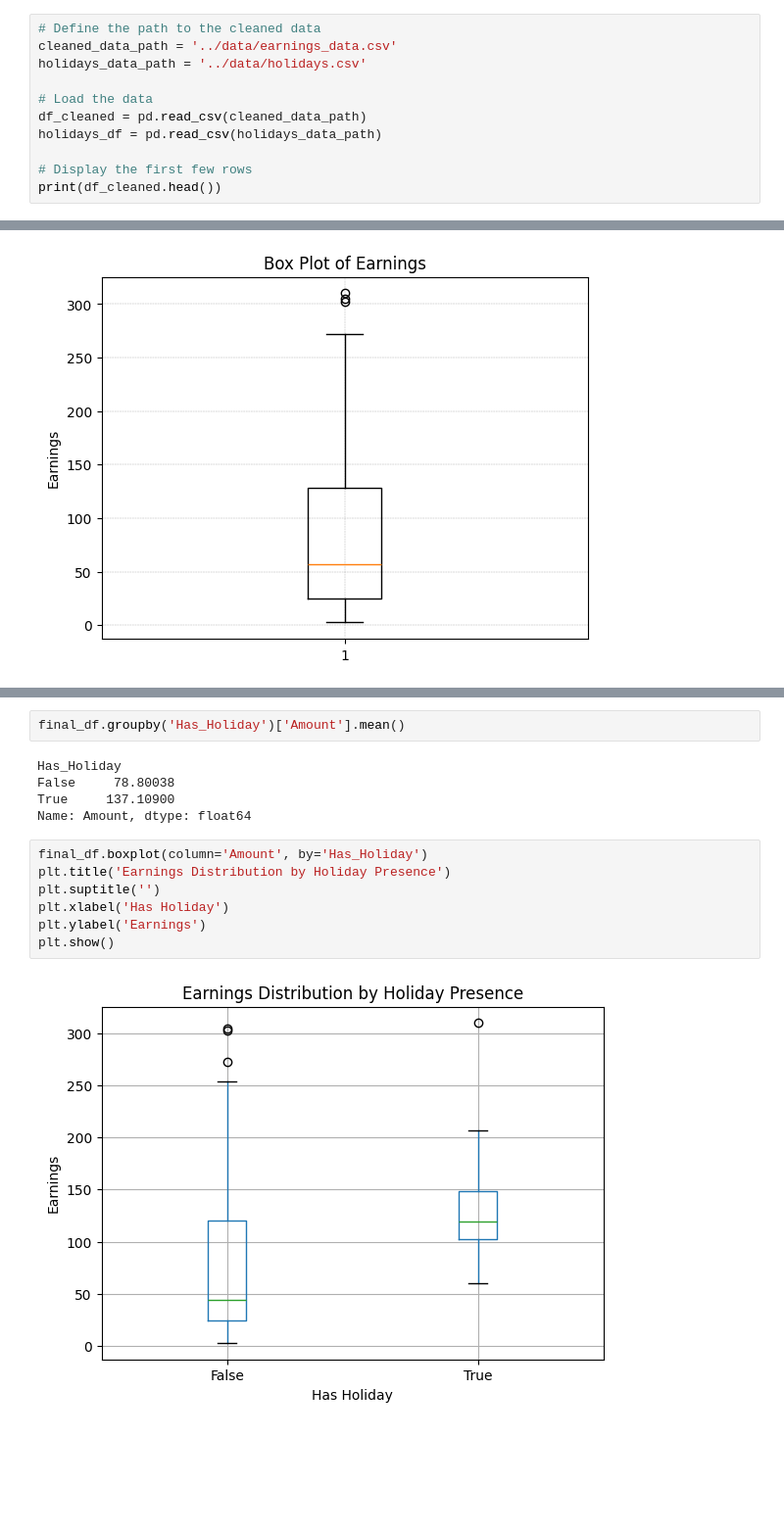
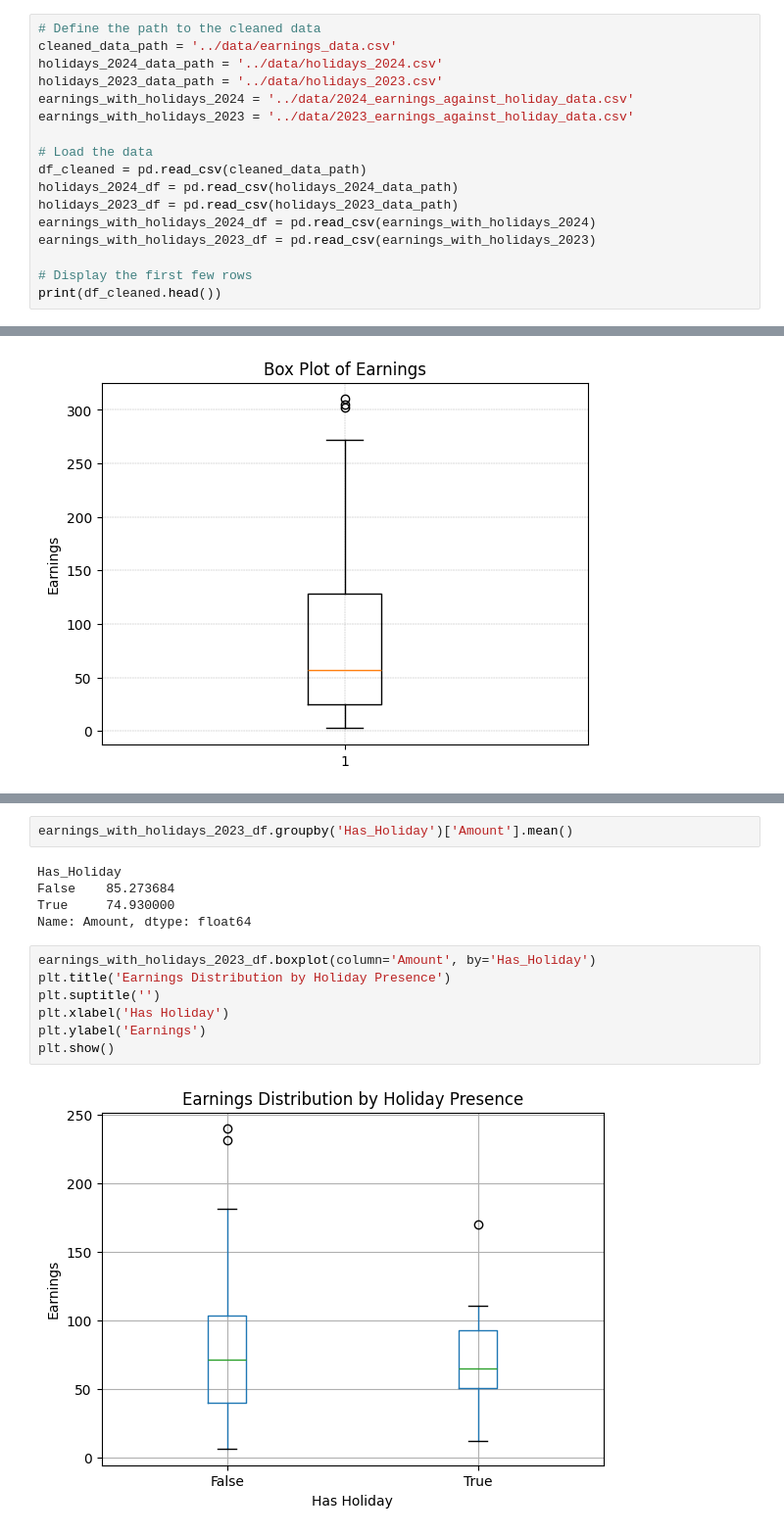
Before and after one commit to randy-kip/freelance-prediction, a Jupyter notebook: notebooks/01_data_exploration.ipynb, the cells around one changed output, grey strips where cells are left out. Shown at 98% size. Saved outputs shown, nothing was run; the diff lists cells and outputs as text; blank space fills up the shorter version.

```diff
--- a/notebooks/01_data_exploration.ipynb
+++ b/notebooks/01_data_exploration.ipynb
@@ -10,11 +11,17 @@ import calendar
 # %%
 # Define the path to the cleaned data
 cleaned_data_path = '../data/earnings_data.csv'
-holidays_data_path = '../data/holidays.csv'
+holidays_2024_data_path = '../data/holidays_2024.csv'
+holidays_2023_data_path = '../data/holidays_2023.csv'
+earnings_with_holidays_2024 = '../data/2024_earnings_against_holiday_data.csv'
+earnings_with_holidays_2023 = '../data/2023_earnings_against_holiday_data.csv'
 
 # Load the data
 df_cleaned = pd.read_csv(cleaned_data_path)
-holidays_df = pd.read_csv(holidays_data_path)
+holidays_2024_df = pd.read_csv(holidays_2024_data_path)
+holidays_2023_df = pd.read_csv(holidays_2023_data_path)
+earnings_with_holidays_2024_df = pd.read_csv(earnings_with_holidays_2024)
+earnings_with_holidays_2023_df = pd.read_csv(earnings_with_holidays_2023)
 
 # Display the first few rows
 print(df_cleaned.head())
@@ -273,16 +338,16 @@ print(final_df.head())
 # %%
-final_df.groupby('Has_Holiday')['Amount'].mean()
+earnings_with_holidays_2023_df.groupby('Has_Holiday')['Amount'].mean()
 # %% [output]
 Has_Holiday
-False     78.80038
-True     137.10900
+False    85.273684
+True     74.930000
 Name: Amount, dtype: float64
 # %%
-final_df.boxplot(column='Amount', by='Has_Holiday')
+earnings_with_holidays_2023_df.boxplot(column='Amount', by='Has_Holiday')
 plt.title('Earnings Distribution by Holiday Presence')
 plt.suptitle('')
 plt.xlabel('Has Holiday')
 plt.ylabel('Earnings')
 plt.show()
 # %% [output]
-[figure, old version]
+[figure, new version]
```
Also changed, not shown: parts of 15 cells of this notebook.
